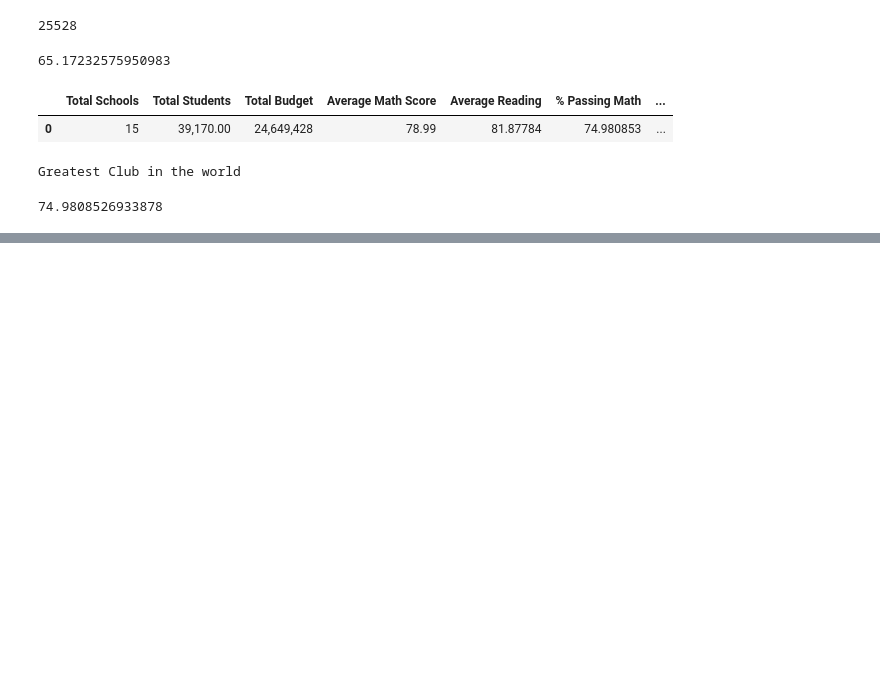
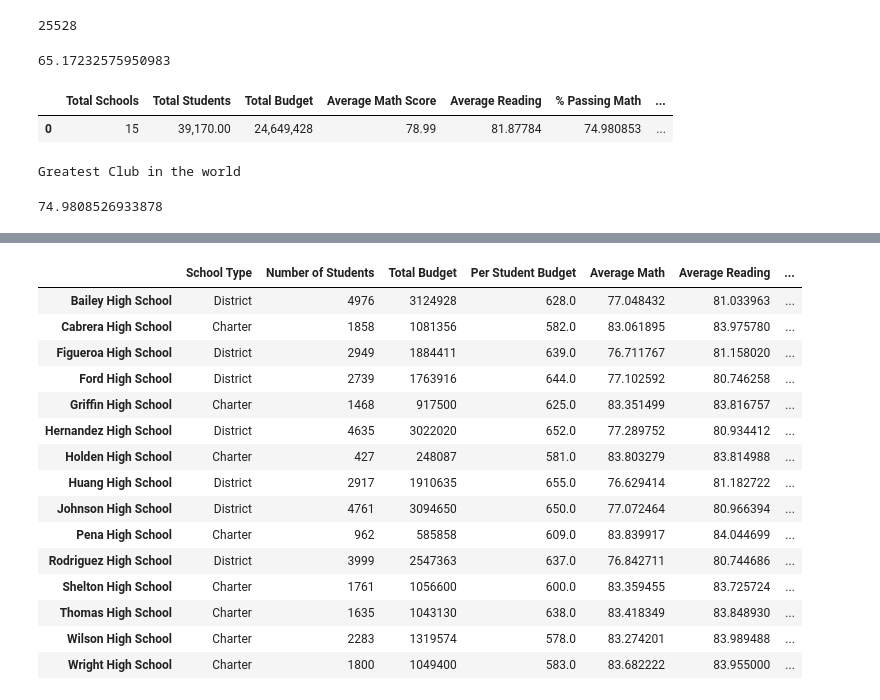
Before and after one commit to shahkibria/School-Data-Analysis-with-Anaconda, a Jupyter notebook: PyCitySchool(Clean).ipynb, the cells around one changed output, grey strips where cells are left out. Saved outputs shown, nothing was run; the diff lists cells and outputs as text; code cells hidden in the pictures; blank space fills up the shorter version.

```diff
--- a/PyCitySchool(Clean).ipynb
+++ b/PyCitySchool(Clean).ipynb
@@ -207,0 +413,6 @@ math_pass_percentage (math_pass_count,student_count)
+# %%
+# Calculate the number of students passing reading by school.
+# We had already created a DataFrame for all students passing reading. We are not creating a list combining them
+# using the groupby function and count function to get the number of passing BY SCHOOL.
+passreading_number_perschool = passing_reading.groupby(["school_name"]).count()["student_name"]
+passreading_number_perschool
@@ -207,0 +437,4 @@ math_pass_percentage (math_pass_count,student_count)
+# %%
+# Calculate % of students passing math in each school
+passmath_percentage_byschool = (passmath_number_perschool/per_school_count)*100
+passmath_percentage_byschool.map("{:.2f}".format)
@@ -207,0 +458,4 @@ math_pass_percentage (math_pass_count,student_count)
+# %%
+# Calculate % of students passing reading in each school
+passreading_percentage_byschool = (passreading_number_perschool/per_school_count)*100
+passreading_percentage_byschool.map("{:.2f}".format)
@@ -207,0 +479,5 @@ math_pass_percentage (math_pass_count,student_count)
+# %%
+# Calculate the number of students passing both math and reading by school.
+passmathandreading_number_perschool = passing_math_reading.groupby(["school_name"]).count()["student_name"]
+passmathandreading_percentage_perschool = (passmathandreading_number_perschool/per_school_count)*100
+passmathandreading_percentage_perschool.map("{:.2f}".format)
@@ -207,0 +501,27 @@ math_pass_percentage (math_pass_count,student_count)
+# %%
+# Adding a list of values with keys to create a new DataFrame.
+per_school_summary_df = pd.DataFrame(
+{"School Type" : per_school_types, "Number of Students": per_school_count,
+  "Total Budget":per_school_budget, "Per Student Budget":per_student_budget,
+  "Average Math":per_school_average_math,"Average Reading":per_school_average_reading,
+  "% Passing Math": passmath_percentage_byschool,"% Passing Reading": passreading_percentage_byschool,
+  "% Overall Passing":passmathandreading_percentage_perschool})
+
+per_school_summary_df
+# %% [output]
+|  | School Type | Number of Students | Total Budget | Per Student Budget | Average Math | Average Reading | ... |
+| Bailey High School | District | 4976 | 3124928 | 628.0 | 77.048432 | 81.033963 | ... |
+| Cabrera High School | Charter | 1858 | 1081356 | 582.0 | 83.061895 | 83.975780 | ... |
+| Figueroa High School | District | 2949 | 1884411 | 639.0 | 76.711767 | 81.158020 | ... |
+| Ford High School | District | 2739 | 1763916 | 644.0 | 77.102592 | 80.746258 | ... |
+| Griffin High School | Charter | 1468 | 917500 | 625.0 | 83.351499 | 83.816757 | ... |
+| Hernandez High School | District | 4635 | 3022020 | 652.0 | 77.289752 | 80.934412 | ... |
+| Holden High School | Charter | 427 | 248087 | 581.0 | 83.803279 | 83.814988 | ... |
+| Huang High School | District | 2917 | 1910635 | 655.0 | 76.629414 | 81.182722 | ... |
+| Johnson High School | District | 4761 | 3094650 | 650.0 | 77.072464 | 80.966394 | ... |
+| Pena High School | Charter | 962 | 585858 | 609.0 | 83.839917 | 84.044699 | ... |
+| Rodriguez High School | District | 3999 | 2547363 | 637.0 | 76.842711 | 80.744686 | ... |
+| Shelton High School | Charter | 1761 | 1056600 | 600.0 | 83.359455 | 83.725724 | ... |
+| Thomas High School | Charter | 1635 | 1043130 | 638.0 | 83.418349 | 83.848930 | ... |
+| Wilson High School | Charter | 2283 | 1319574 | 578.0 | 83.274201 | 83.989488 | ... |
+| Wright High School | Charter | 1800 | 1049400 | 583.0 | 83.682222 | 83.955000 | ... |
```
Also changed, not shown: parts of 15 cells of this notebook.
